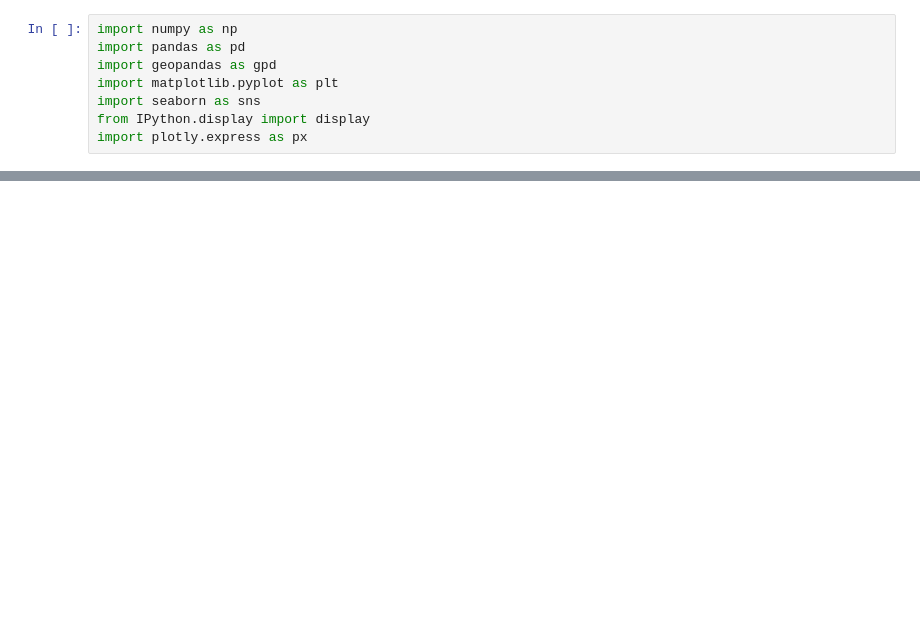
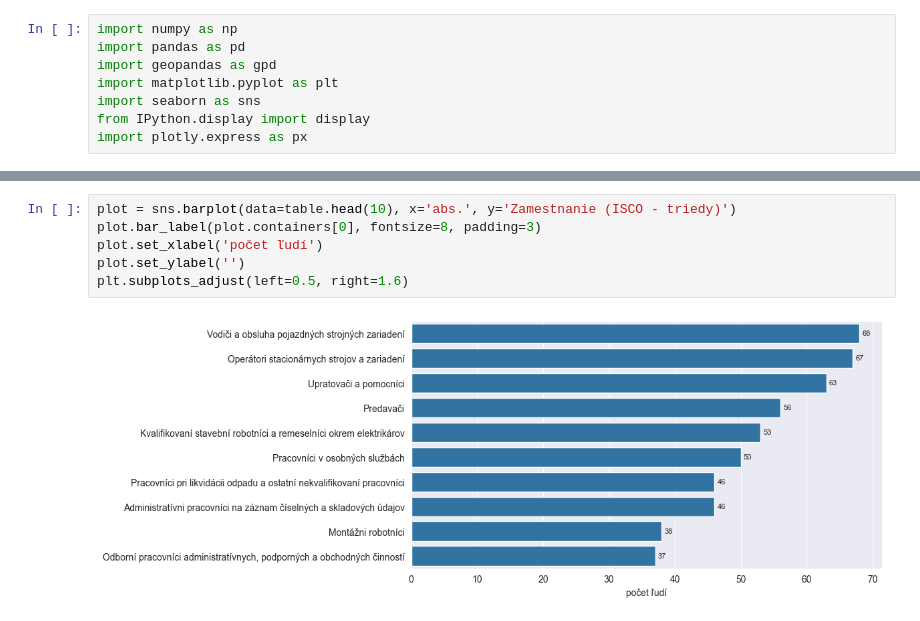
Before and after one commit to AndruKP/mathprofi-education, a Jupyter notebook: beloglazov.ipynb, the cells around one changed output, grey strips where cells are left out. Saved outputs shown, nothing was run; the diff lists cells and outputs as text; blank space fills up the shorter version.

```diff
--- a/beloglazov.ipynb
+++ b/beloglazov.ipynb
@@ -37,3 +44,11 @@ plt.subplots_adjust(left=0.5, right=1.6)
+# %%
+plot = sns.barplot(data=table.head(10), x='abs.', y='Zamestnanie (ISCO - triedy)')
+plot.bar_label(plot.containers[0], fontsize=8, padding=3)
+plot.set_xlabel('počet ľudí')
+plot.set_ylabel('')
+plt.subplots_adjust(left=0.5, right=1.6)
+# %% [output]
+[figure, added]
 # %%
 table = pd.read_csv('data\RV_O_040_R_SR_SK.CSV', sep=';')
 table = table[table['Vzdelanie'] == 'bez školského vzdelania – osoby vo veku 15 rokov a viac']
```
Also changed, not shown: parts of 4 cells of this notebook.
